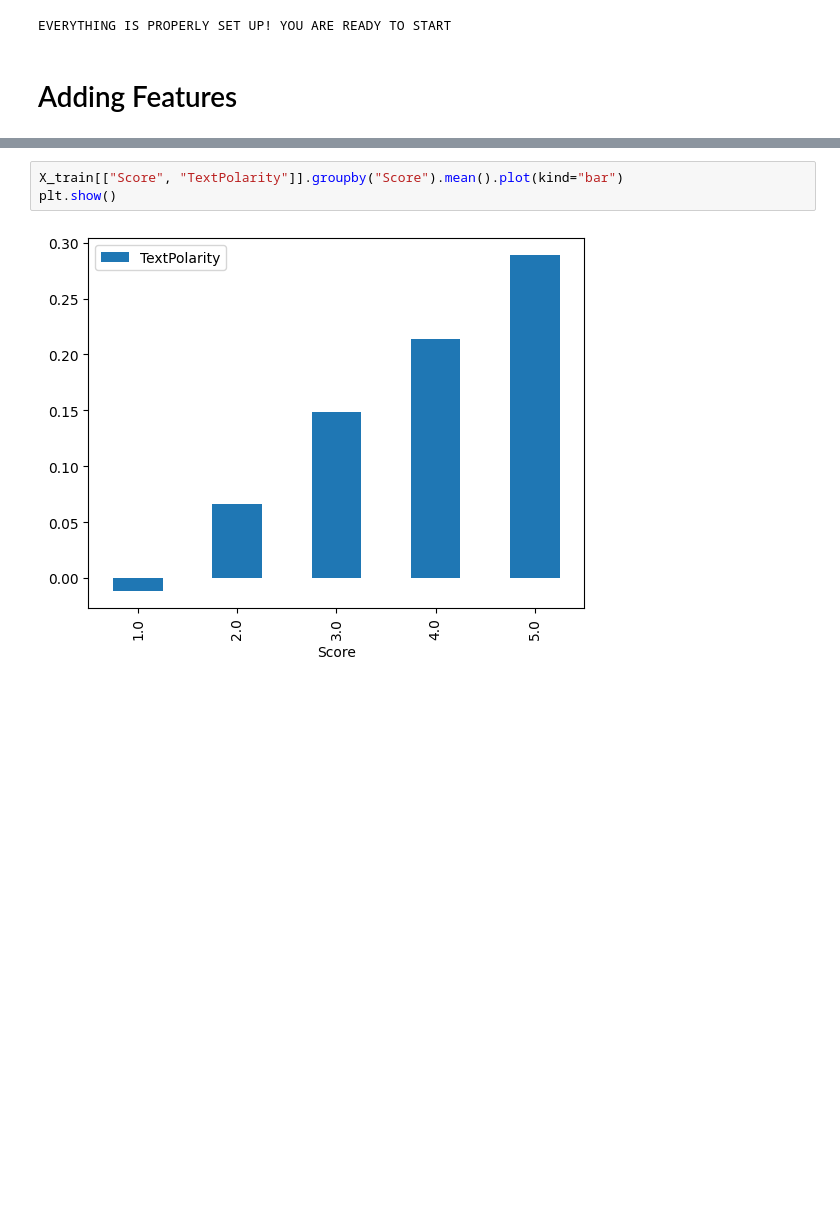
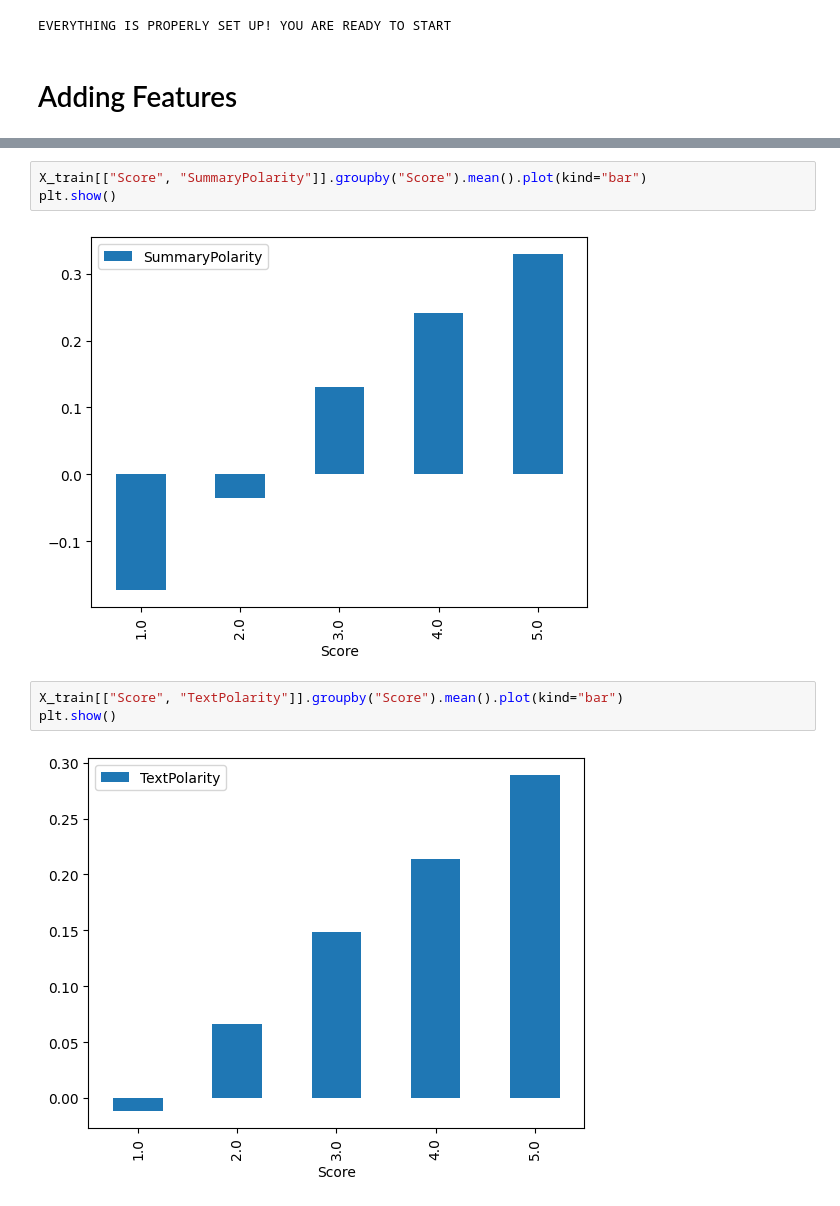
Before and after one commit to SeanRMcC/mccartys-midterm, a Jupyter notebook: starter_code.ipynb, the cells around one changed output, grey strips where cells are left out. Cells and saved outputs as stored; diff of their text form; blank space fills up the shorter version.

```diff
--- a/starter_code.ipynb
+++ b/starter_code.ipynb
@@ -129,6 +139,11 @@ X_train.head(20)
 | 17 | 755559 | B00009NHAJ | A2OYT6UXIH4WSS | 1 | 1 | 1262131200 | madonna and sean looked cute toge... | i have to admit that madonna and ... | ... |
 | 18 | 79180 | 0788806734 | AL1HK3GRQF4RZ | 5 | 7 | 1202515200 | Loved this movie | I'm giving it 5 stars because the... | ... |
 | 19 | 333434 | 6302779448 | AZJXUVU1X8VB2 | 0 | 0 | 1402704000 | Great movie especially for Biolog... | I remember seeing this movie for ... | ... |
+# %%
+X_train[["Score", "SummaryPolarity"]].groupby("Score").mean().plot(kind="bar")
+plt.show()
+# %% [output]
+[figure, added]
 # %%
 X_train[["Score", "TextPolarity"]].groupby("Score").mean().plot(kind="bar")
 plt.show()
```
Also changed, not shown: parts of 5 cells of this notebook.
